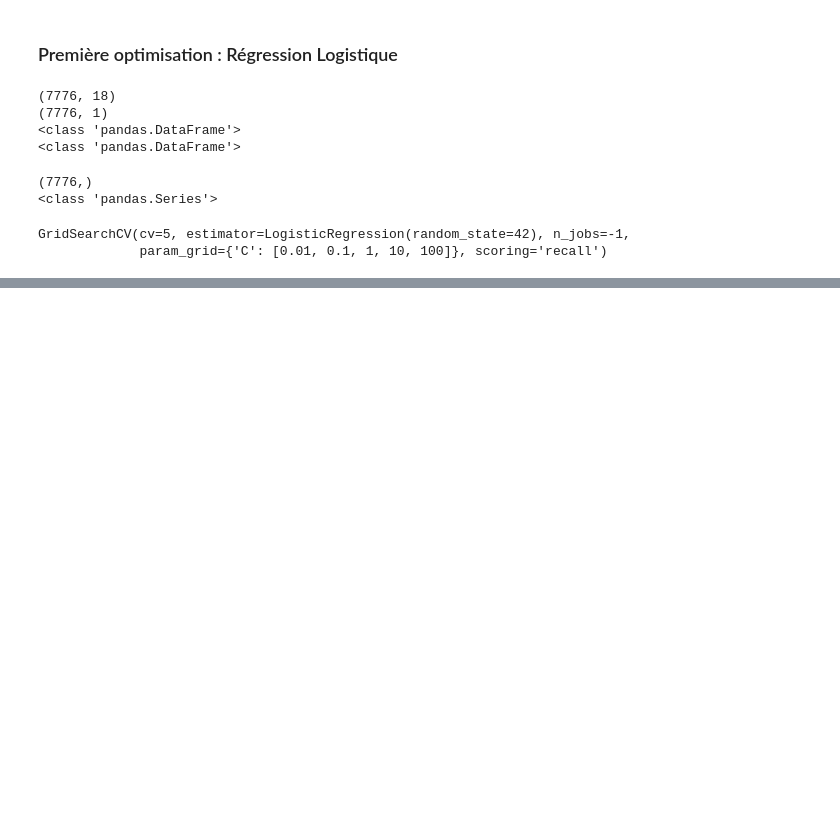
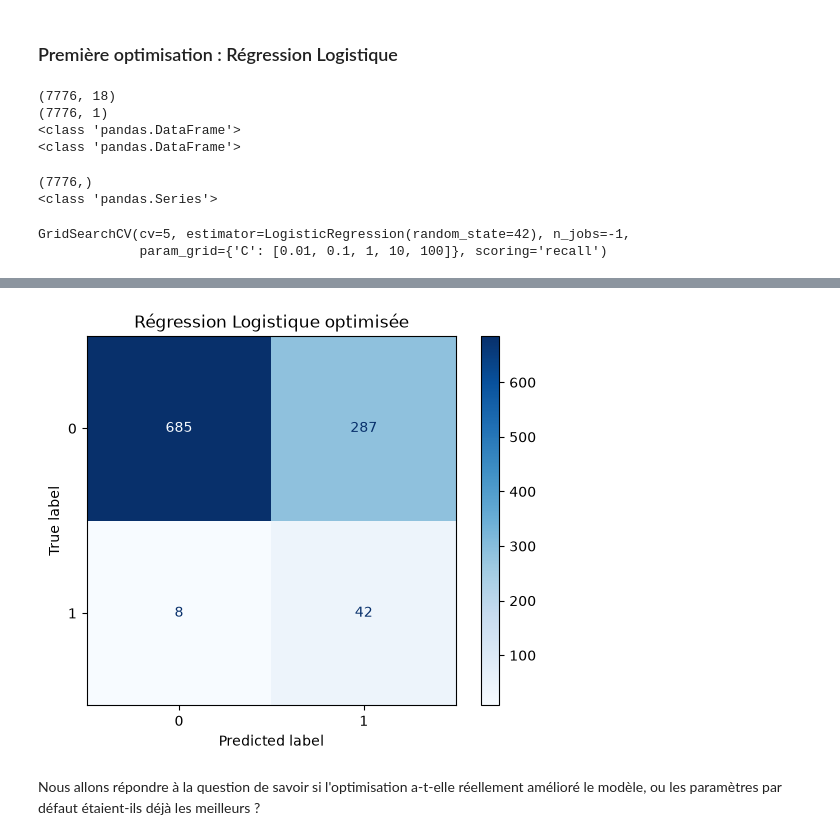
Before and after one commit to Audrey-Djomi/Pr-diction-du-risque-d-AVC-par-Machine-Learning, a Jupyter notebook: notebooks/05_model_evaluation.ipynb, the cells around one changed output, grey strips where cells are left out. Saved outputs shown, nothing was run; the diff lists cells and outputs as text; code cells hidden in the pictures; blank space fills up the shorter version.

Commit message:
Optimisations du modèle par le GridSearch et CrossValisation

```diff
--- a/notebooks/05_model_evaluation.ipynb
+++ b/notebooks/05_model_evaluation.ipynb
@@ -152,0 +173,5 @@ GridSearchCV(cv=5, estimator=LogisticRegression(random_state=42), n_jobs=-1,
+# %%
+# Récupérons le meilleur modèle
+best_lr = grid_lr.best_estimator_
+
+print(best_lr)
@@ -152,0 +180,9 @@ GridSearchCV(cv=5, estimator=LogisticRegression(random_state=42), n_jobs=-1,
+# %%
+# Importons notre jeu test final
+
+X_test_final = pd.read_csv("../data/processed/X_test_final.csv")
+# Affichons
+
+display(X_test_final.head())
+
+print(X_test_final.shape)
@@ -152,0 +197,9 @@ GridSearchCV(cv=5, estimator=LogisticRegression(random_state=42), n_jobs=-1,
+# %%
+# Importons notre y_test
+y_test = pd.read_csv("../data/processed/y_test.csv")
+
+# conversion en serie pandas
+
+y_test = y_test.squeeze()
+
+print(y_test.shape)
@@ -152,0 +208,4 @@ GridSearchCV(cv=5, estimator=LogisticRegression(random_state=42), n_jobs=-1,
+# %%
+# Prédire sur le jeu de test
+
+y_pred_best_lr = best_lr.predict(X_test_final)
@@ -152,0 +237,12 @@ GridSearchCV(cv=5, estimator=LogisticRegression(random_state=42), n_jobs=-1,
+# %%
+# Matrice de confusion
+
+ConfusionMatrixDisplay.from_predictions(y_test, y_pred_best_lr, cmap='Blues')
+
+plt.title("Régression Logistique optimisée")
+
+plt.show()
+# %% [output]
+[figure, added]
+# %% [markdown]
+Nous allons répondre à la question de savoir si l'optimisation a-t-elle réellement amélioré le modèle, ou les paramètres par défaut étaient-ils déjà les meilleurs ?
```
Also changed, not shown: parts of 10 cells of this notebook, 3 other files.
